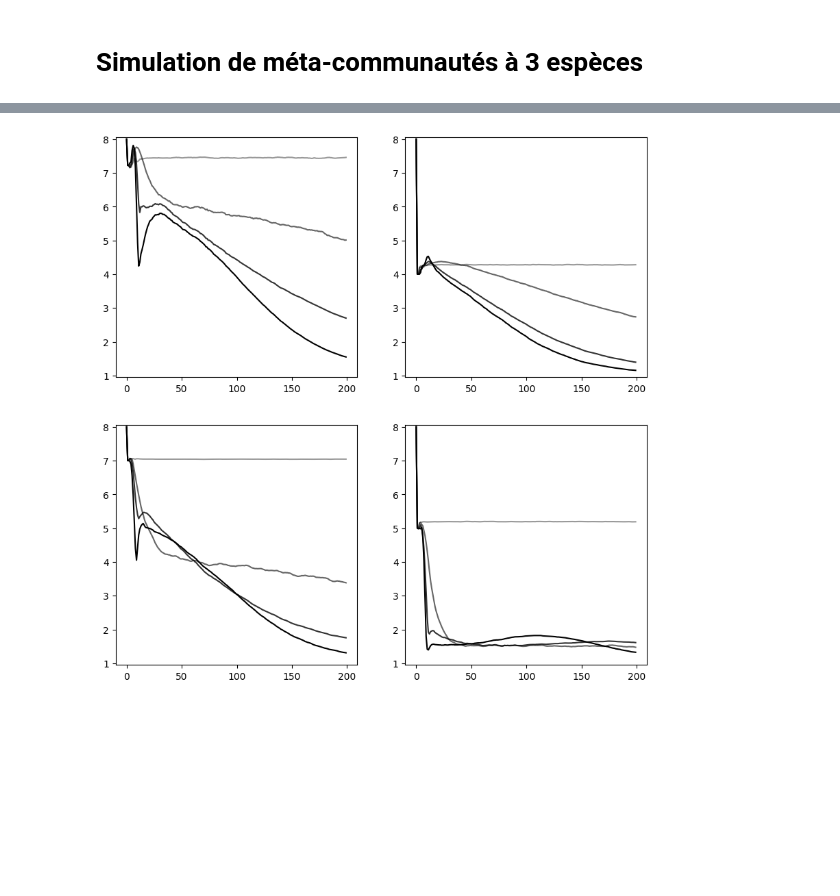
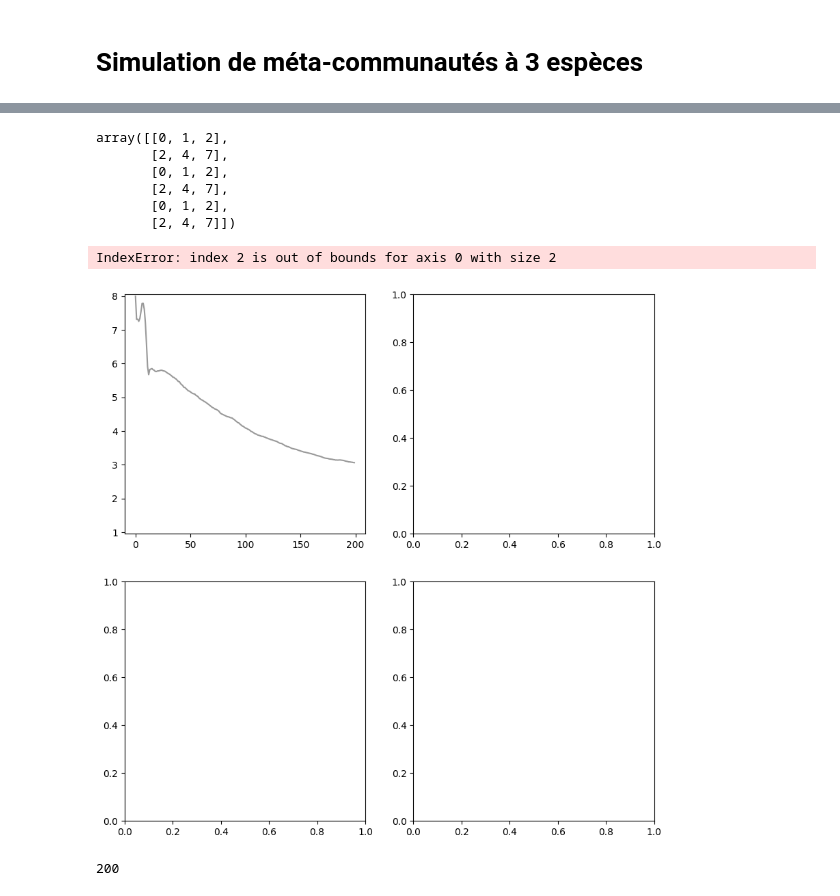
Before and after one commit to tabernard/community-generator, a Jupyter notebook: Multiple_species_sim.ipynb, the cells around one changed output, grey strips where cells are left out. Cells and saved outputs as stored; diff of their text form; code cells hidden in the pictures; blank space fills up the shorter version.

```diff
--- a/Multiple_species_sim.ipynb
+++ b/Multiple_species_sim.ipynb
@@ -12,12 +11,12 @@ from multiprocess import Pool
 import pickle
 # %%
 N_ITER_SITE = 40  # Nombre de planning différents
-NITER = 50  # Nombre d'itérations par planning
+NITER = 30  # Nombre d'itérations par planning
 T = 200  # Nombre de pas de temps
 X = 250  # Nombre de sites
 E = 8  # Nombre d'espèces
 H = 3  # Nombre de ressources
-P = H*1.5
+P = H*1.9
 
 PALL = 0.05  # probabilité d'allumage d'un site éteint au temps t
 PEXT = 0.05  # probilité d'extinction d'un site allumé au temps t
@@ -275,9 +274,10 @@ filehandler = open("multiple8sp.npy","wb")
 pickle.dump(results,filehandler)
 filehandler.close()
 # %%
-file = open("multiple.npy",'rb')
+file = open("multipleR.npy",'rb')
 object_file = pickle.load(file)
 file.close()
+results = object_file
 # %%
 res1 = np.array([[[[[[0]*E]*math.ceil(X/P)]*T]*NITER]*N_ITER_SITE]*len(results))
 res2 = np.array([[[[[[0]*E]*int(((P-1)/(H-1))*X/P)]*T]*NITER]*N_ITER_SITE]*len(results))
@@ -348,0 +351,13 @@ plt.show()
+# %%
+
+
+# Generate the seaborn palette
+palette = sns.dark_palette("#69d", reverse=True)
+palette2 = sns.dark_palette("salmon", reverse=True)
+palette3 = sns.dark_palette("seagreen", reverse=True)
+
+pal_fin = (palette[0], palette[2],palette[4],palette[5],palette2[0], palette2[2],palette2[4],palette3[0])
+
+# Display the palette
+sns.palplot(pal_fin)
+plt.show()
@@ -379 +428,11 @@ plt.show()
+# %%
+a = np.array([[0,1,2],[2,4,7]])
+np.tile(a,(3,1))
+# %% [output]
+array([[0, 1, 2],
+       [2, 4, 7],
+       [0, 1, 2],
+       [2, 4, 7],
+       [0, 1, 2],
+       [2, 4, 7]])
 # %%
@@ -461,30 +519,35 @@ mean_d_res3 = np.mean(np.mean(stock_d_res3, axis = 2),axis = 1)
 # %%
 fig2, ((ax1,ax2),(ax3,ax4)) = plt.subplots(2, 2)
 fig2.set_size_inches(10,10)
 ax1.set_ylim(0.95,E+0.05)
 ax1.plot(mean_d[0], color = 'black', alpha = 0.4)
-ax1.plot(mean_d[1], color = 'black', alpha = 0.6)
+#ax1.plot(mean_d[1], color = 'black', alpha = 0.6)
 ax1.plot(mean_d[2], color = 'black', alpha = 0.8)
-ax1.plot(mean_d[3], color = 'black', alpha = 1)
+#ax1.plot(mean_d[3], color = 'black', alpha = 1)
 
 ax2.set_ylim(0.95,E+0.05)
 ax2.plot(mean_d_res1[0], color = 'black', alpha = 0.4)
-ax2.plot(mean_d_res1[1], color = 'black', alpha = 0.6)
+#ax2.plot(mean_d_res1[1], color = 'black', alpha = 0.6)
 ax2.plot(mean_d_res1[2], color = 'black', alpha = 0.8)
-ax2.plot(mean_d_res1[3], color = 'black', alpha = 1)
+#ax2.plot(mean_d_res1[3], color = 'black', alpha = 1)
 
 ax3.set_ylim(0.95,E+0.05)
 ax3.plot(mean_d_res2[0], color = 'black', alpha = 0.4)
-ax3.plot(mean_d_res2[1], color = 'black', alpha = 0.6)
+#ax3.plot(mean_d_res2[1], color = 'black', alpha = 0.6)
 ax3.plot(mean_d_res2[2], color = 'black', alpha = 0.8)
-ax3.plot(mean_d_res2[3], color = 'black', alpha = 1)
+#ax3.plot(mean_d_res2[3], color = 'black', alpha = 1)
 
 ax4.set_ylim(0.95,E+0.05)
 ax4.plot(mean_d_res3[0], color = 'black', alpha = 0.4)
-ax4.plot(mean_d_res3[1], color = 'black', alpha = 0.6)
+#ax4.plot(mean_d_res3[1], color = 'black', alpha = 0.6)
 ax4.plot(mean_d_res3[2], color = 'black', alpha = 0.8)
-ax4.plot(mean_d_res3[3], color = 'black', alpha = 1)
+#ax4.plot(mean_d_res3[3], color = 'black', alpha = 1)
 
 plt.show()
 # %% [output]
+IndexError: index 2 is out of bounds for axis 0 with size 2
-[figure, old version]
+[figure, new version]
+# %%
+len(np.mean(results[2][0][7],axis=1).T[0])
+# %% [output]
+200
```
Also changed, not shown: parts of 10 cells of this notebook, 7 other files.
